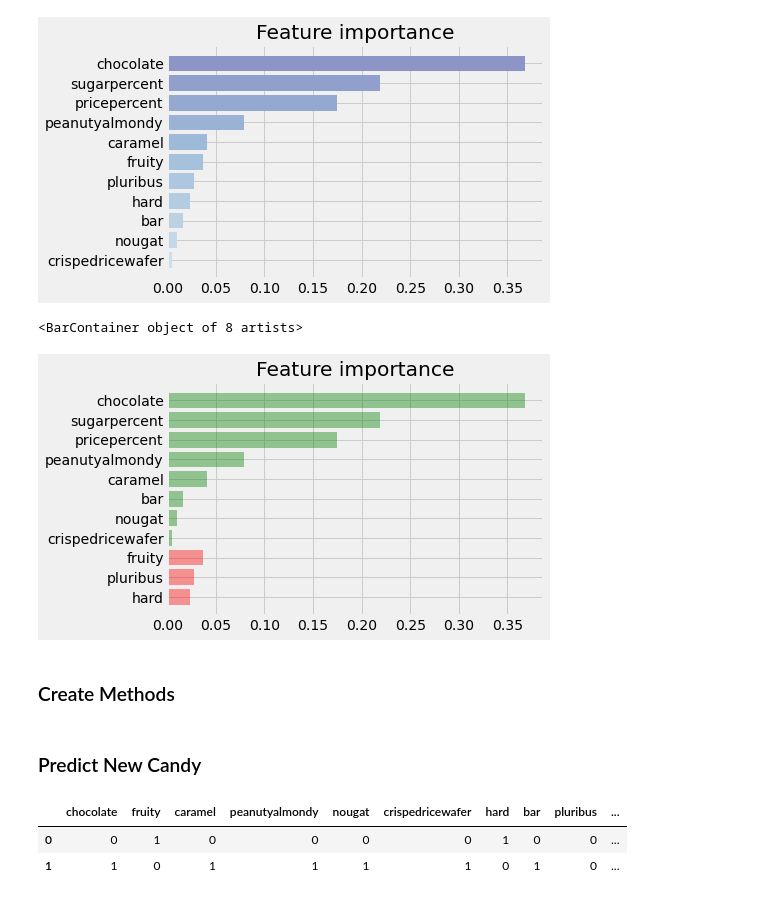
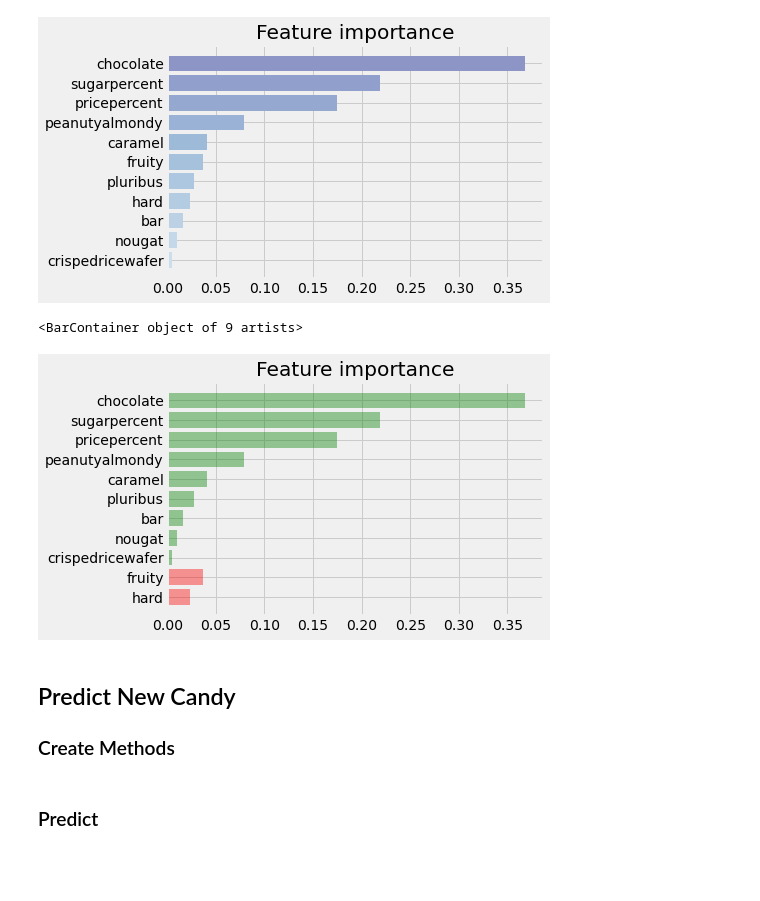
Before and after one commit to Mieju/CandyCare, a Jupyter notebook: CandyCare.ipynb, the cells around one changed output. Drawn from its saved outputs; the diff is of its cells as text; code cells hidden in the pictures; blank space fills up the shorter version.

```diff
--- a/CandyCare.ipynb
+++ b/CandyCare.ipynb
@@ -501,28 +501,29 @@ plt.title("Feature importance")
 Text(0.5, 1.0, 'Feature importance')
 [figure]
 # %%
-stoplist = ['hard', 'fruity', 'pluribus']
+stoplist = ['hard', 'fruity']
 red = []
 green = []
 for i in range(0,len(f_imp)):
     if f_imp[i][0] in stoplist:
         red.append(f_imp[i])
     else:
         green.append(f_imp[i])
 
 columns = [f_i[0] for f_i in red]
 values = [f_i[1] for f_i in red]
 plt.barh(columns, values,  color='red', alpha = 0.4)
 plt.title("Feature importance")
 
 
 columns = [f_i[0] for f_i in green]
 values = [f_i[1] for f_i in green]
 plt.barh(columns, values, color='green', alpha=0.4)
 # %% [output]
-<BarContainer object of 8 artists>
+<BarContainer object of 9 artists>
-[figure, old version]
+[figure, new version]
 # %% [markdown]
+## Predict New Candy
 ### Create Methods
 # %%
 # dataline should have the format of a Dataframe!
@@ -543,21 +544,7 @@ def predWin_KNN(dataline):
 def predWin_All_KNN(dataline):
     return knn_regressor_w.predict(dataline)
 # %% [markdown]
-### Predict New Candy
+### Predict
 # %%
 dataline = pd.DataFrame(columns= candyDataAll.columns)
 dataline = dataline.drop(columns = ['competitorname', 'sugarpercent', 'pricepercent', 'winpercent'])
-# %%
-badCandy = {'chocolate':0, 'fruity':1, 'caramel':0, 'peanutyalmondy':0, 'nougat':0, 'crispedricewafer':0, 'hard':1, 'bar':0, 'pluribus':0}
-goodCandy = {'chocolate':1, 'fruity':0, 'caramel':1, 'peanutyalmondy':1, 'nougat':1, 'crispedricewafer':1, 'hard':0, 'bar':1, 'pluribus':0}
-
-dataline = dataline.append(badCandy, ignore_index=True)
-dataline = dataline.append(goodCandy, ignore_index=True)
-pred_win = predWin_KNN(dataline)
-
-dataline['winpercent'] = pred_win
-dataline
-# %% [output]
-|  | chocolate | fruity | caramel | peanutyalmondy | nougat | crispedricewafer | hard | bar | pluribus | ... |
-| 0 | 0 | 1 | 0 | 0 | 0 | 0 | 1 | 0 | 0 | ... |
-| 1 | 1 | 0 | 1 | 1 | 1 | 1 | 0 | 1 | 0 | ... |
```
Also changed, not shown: parts of 11 cells of this notebook.
